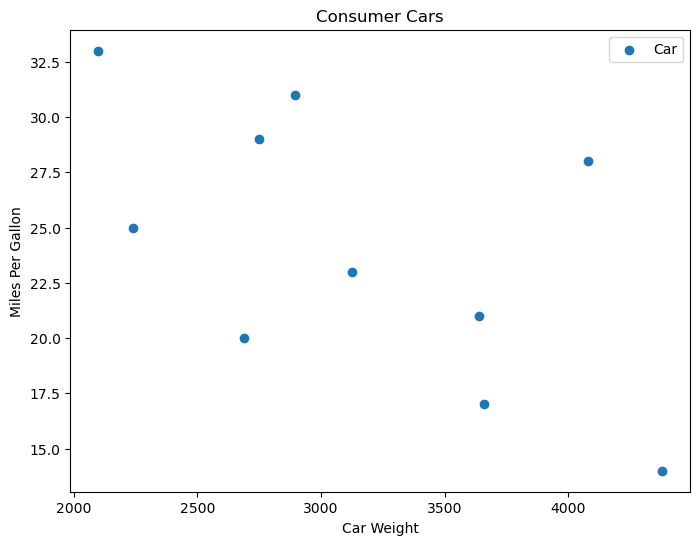
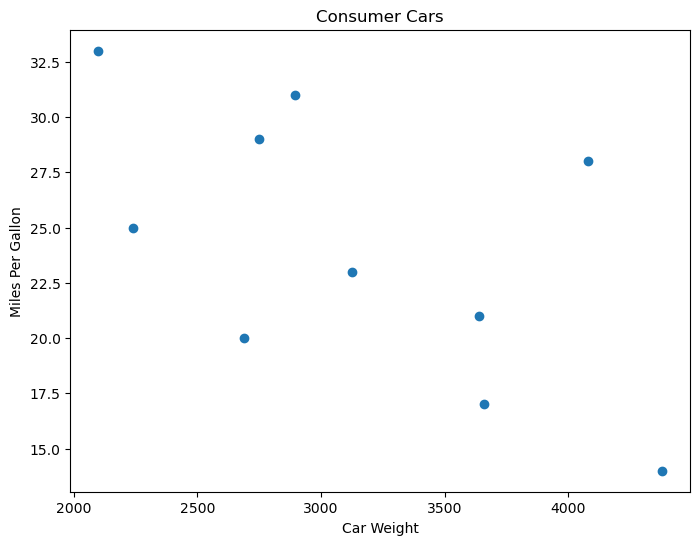
Unified diff of the notebook cell whose output changed from the first chart to the second:
--- before
+++ after
@@ -13,6 +13,6 @@
 
 # Set x and y axes labels, legend, and title
-ax.set_xlabel("Car Weight")
-ax.set_ylabel("Miles Per Gallon")
-ax.set_title("Consumer Cars")
-ax.legend()
+plt.xlabel("Car Weight")
+plt.ylabel("Miles Per Gallon")
+plt.title("Consumer Cars")
+plt.show()

Commit: Completed LAB